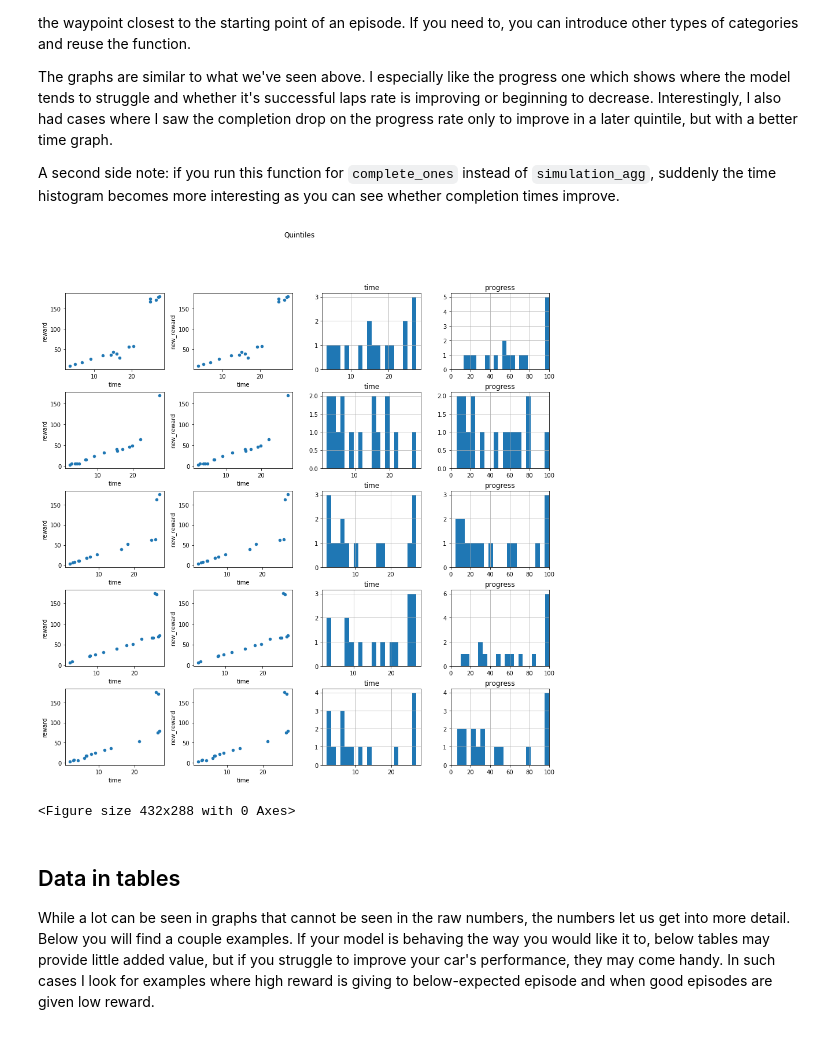
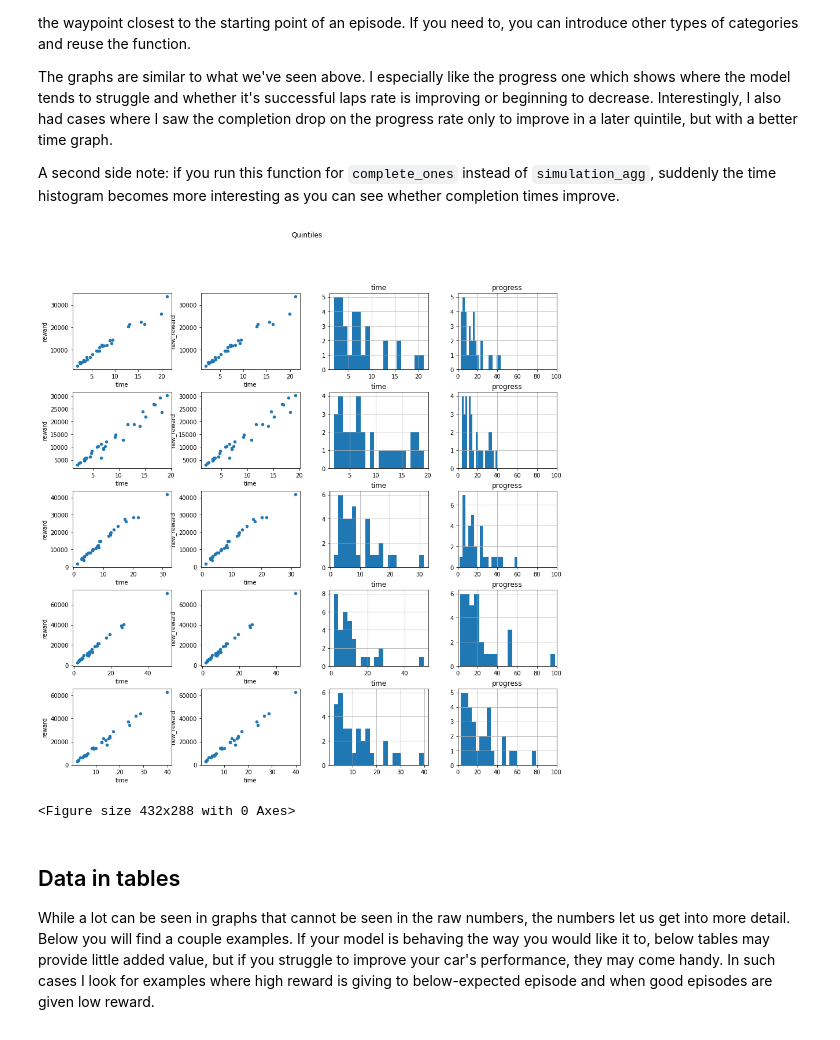
Before and after one commit to ryankarlos/AWS-Sagemaker, a Jupyter notebook: Deepracer/log-analysis/Training_analysis.ipynb, the cells around one changed output. Saved outputs shown, nothing was run; the diff lists cells and outputs as text; code cells hidden in the pictures.

```diff
--- a/Deepracer/log-analysis/Training_analysis.ipynb
+++ b/Deepracer/log-analysis/Training_analysis.ipynb
@@ -277,0 +112,17 @@ The higher the value, the more stable the model is on a given track.
+# %%
+model_logs_root = 'logs/sample-logs'
+log = DeepRacerLog(model_logs_root)
+
+# load logs into a dataframe
+log.load()
+
+try:
+    pprint(log.agent_and_network())
+    print("-------------")
+    pprint(log.hyperparameters())
+    print("-------------")
+    pprint(log.action_space())
+except Exception:
+    print("Robomaker logs not available")
+
+df = log.dataframe()
@@ -278,6 +254,6 @@ The higher the value, the more stable the model is on a given track.
 # %%
-simulation_agg = la.simulation_agg(df)
+simulation_agg = au.simulation_agg(df)
 
-la.analyze_training_progress(simulation_agg, title='Training progress')
+au.analyze_training_progress(simulation_agg, title='Training progress')
 # %% [output]
 new reward not found, using reward as its values
@@ -332,9 +306,9 @@ The graphs are similar to what we've seen above. I especially like the progress
 
 A second side note: if you run this function for `complete_ones` instead of `simulation_agg`, suddenly the time histogram becomes more interesting as you can see whether completion times improve.
 # %%
-la.analyze_categories(simulation_agg, title='Quintiles')
+au.scatter_by_groups(simulation_agg, title='Quintiles')
 # %% [output]
-[figure, old version]
+[figure, new version]
 <Figure size 432x288 with 0 Axes>
 # %% [markdown]
 ## Data in tables
```
Also changed, not shown: parts of 53 cells of this notebook, 39 other files.
